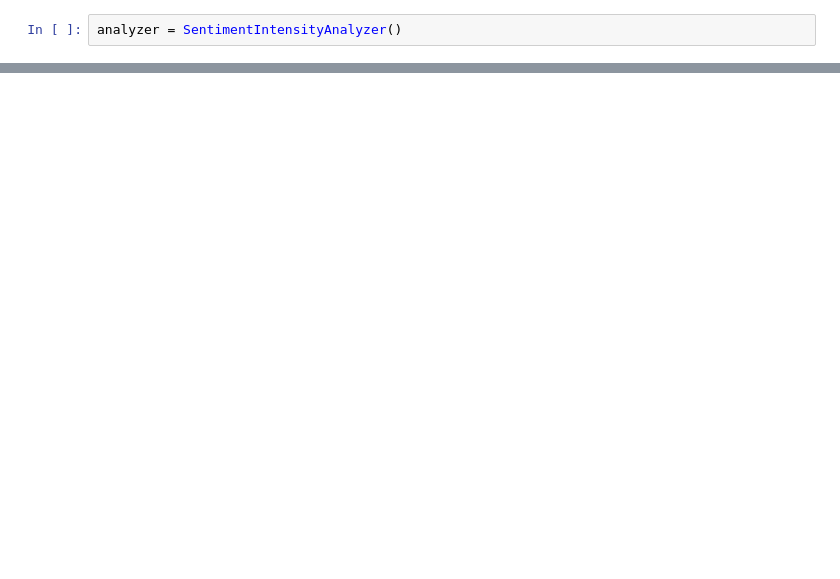
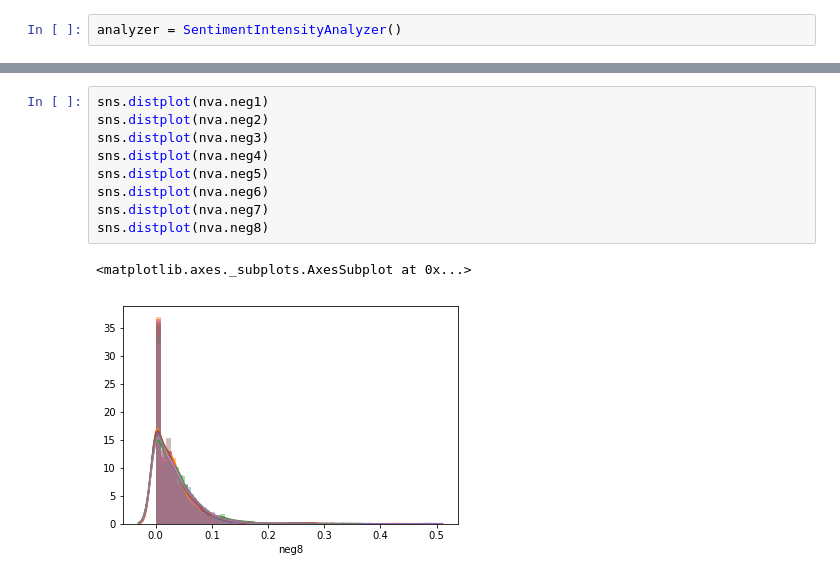
Before and after one commit to hamiltonchangcodes/project_yelp_analysis, a Jupyter notebook: NLP for Vader.ipynb, the cells around one changed output, grey strips where cells are left out. Saved outputs shown, nothing was run; the diff lists cells and outputs as text; blank space fills up the shorter version.

```diff
--- a/NLP for Vader.ipynb
+++ b/NLP for Vader.ipynb
@@ -64,0 +131,12 @@ newlist.to_csv('first1000.csv')
+# %%
+sns.distplot(nva.neg1)
+sns.distplot(nva.neg2)
+sns.distplot(nva.neg3)
+sns.distplot(nva.neg4)
+sns.distplot(nva.neg5)
+sns.distplot(nva.neg6)
+sns.distplot(nva.neg7)
+sns.distplot(nva.neg8)
+# %% [output]
+<matplotlib.axes._subplots.AxesSubplot at 0x...>
+[figure, added]
```
Also changed, not shown: parts of 85 cells of this notebook.
